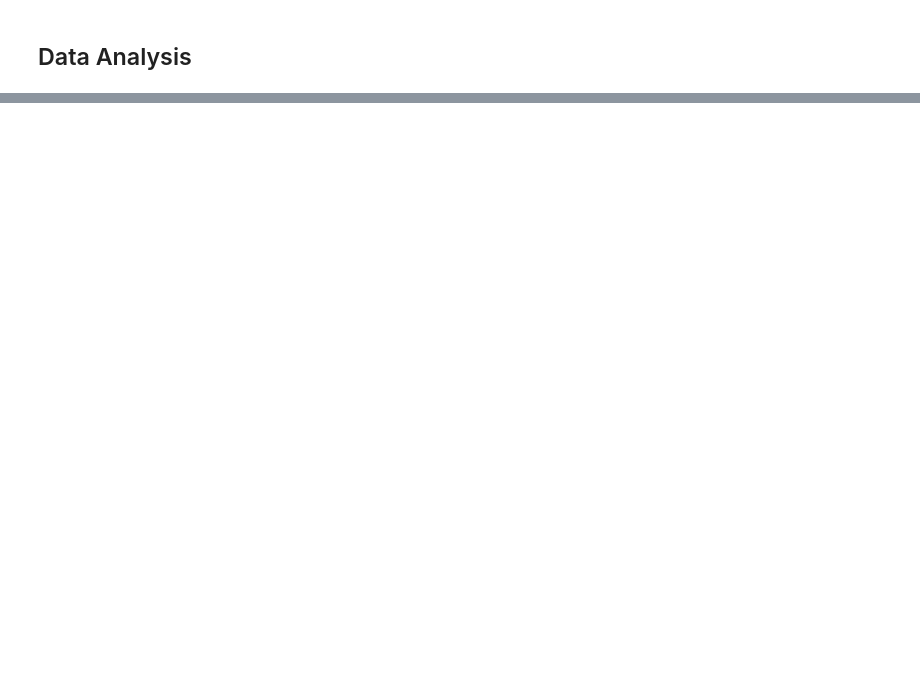
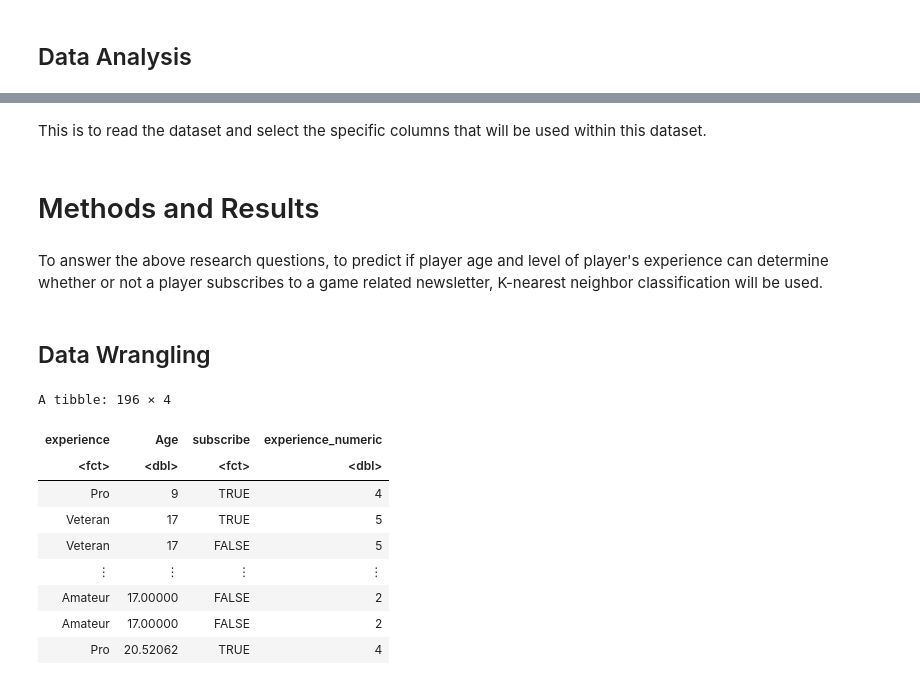
Before and after one commit to kkris72/MineCraft-Data-Science-Project, a Jupyter notebook: MineCraft.ipynb, the cells around one changed output, grey strips where cells are left out. Cells and saved outputs as stored; diff of their text form; code cells hidden in the pictures; blank space fills up the shorter version.

```diff
--- a/MineCraft.ipynb
+++ b/MineCraft.ipynb
@@ -370,0 +78,34 @@ players |>
+# %% [markdown]
+This is to read the dataset and select the specific columns that will be used within this dataset.
+# %% [markdown]
+# Methods and Results
+# %% [markdown]
+To answer the above research questions, to predict if player age and level of player's experience can determine whether or not a player subscribes to a game related newsletter, K-nearest neighbor classification will be used.
+# %% [markdown]
+## Data Wrangling
+# %%
+players <- players |>
+    select(experience, Age, subscribe) |>
+    mutate(experience=as_factor(experience), subscribe=as_factor(subscribe)) |>
+    mutate(Age = if_else(is.na(Age), mean(Age, na.rm = TRUE), Age))|>
+    mutate(
+    experience_numeric = case_when(
+      experience == "Beginner" ~ 1,
+      experience == "Amateur"  ~ 2,
+      experience == "Regular"  ~ 3,
+      experience == "Pro"      ~ 4,
+      experience == "Veteran"  ~ 5,
+      TRUE ~ NA_real_))
+
+players
+# %% [output]
+A tibble: 196 × 4
+| experience | Age | subscribe | experience_numeric |
+| <fct> | <dbl> | <fct> | <dbl> |
+| Pro | 9 | TRUE | 4 |
+| Veteran | 17 | TRUE | 5 |
+| Veteran | 17 | FALSE | 5 |
+| ⋮ | ⋮ | ⋮ | ⋮ |
+| Amateur | 17.00000 | FALSE | 2 |
+| Amateur | 17.00000 | FALSE | 2 |
+| Pro | 20.52062 | TRUE | 4 |
```
Also changed, not shown: parts of 49 cells of this notebook.
